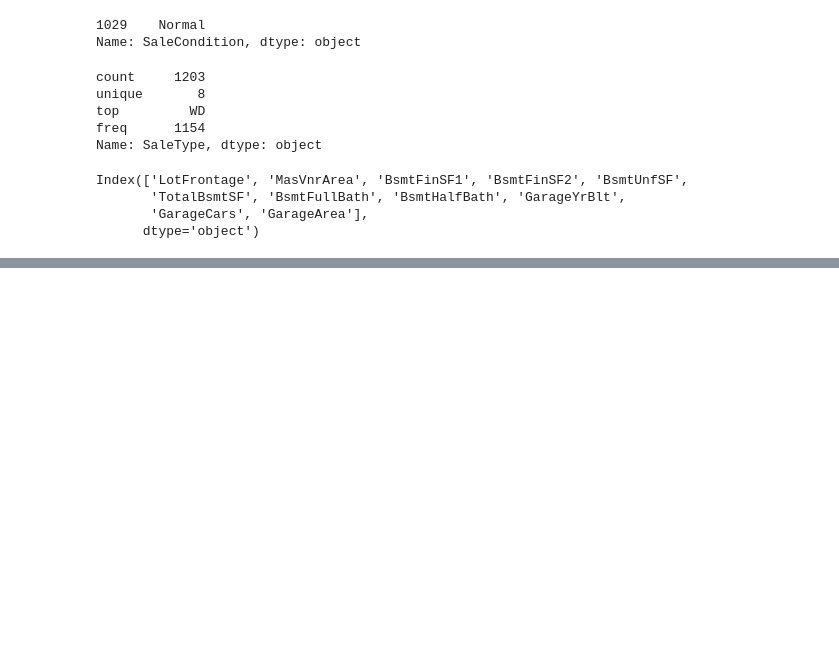
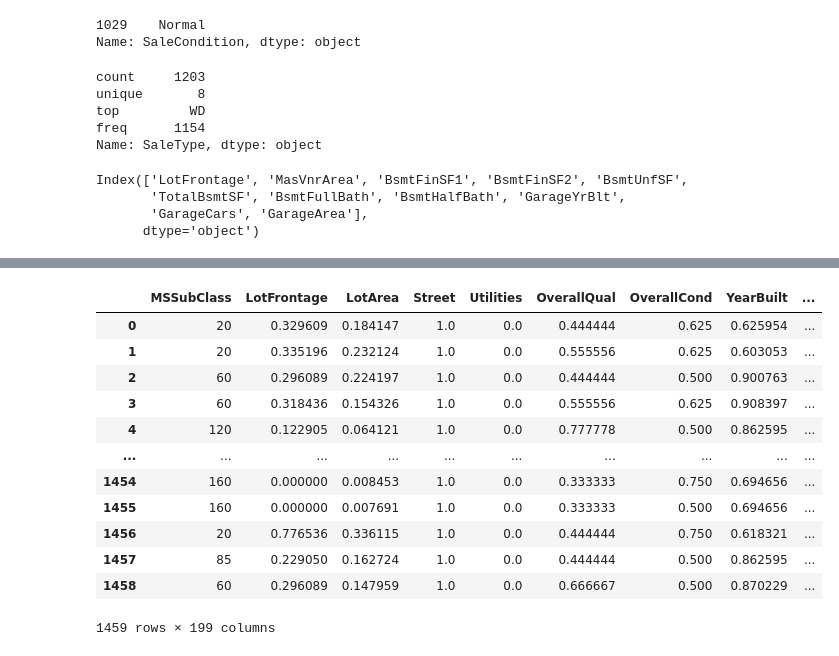
Before and after one commit to JonathanGalvanB/House-prices---Erdos-Institute-DS-Bootcamp-2024, a Jupyter notebook: Notebooks/test_data_cleaning.ipynb, the cells around one changed output, grey strips where cells are left out. Drawn from its saved outputs; the diff is of its cells as text; code cells hidden in the pictures; blank space fills up the shorter version.

Commit message:
Changed a few things about how the data is processed and implemented random forests regressor

```diff
--- a/Notebooks/test_data_cleaning.ipynb
+++ b/Notebooks/test_data_cleaning.ipynb
@@ -213,0 +235,4 @@ for a in asdf:
+# %%
+houses['MoSold'] = houses['MoSold'].astype('object')
+houses['YrSold'] = houses['YrSold'].astype('object')
+houses['MSSubClass'] = houses['MSSubClass'].astype('object')
@@ -213,0 +319,23 @@ for a in asdf:
+# %%
+columns_to_process = ["MSZoning", "Street", "Alley", "LotShape", "LandContour", "Utilities", "LotConfig", "LandSlope",
+                        "Neighborhood", "Condition1", "Condition2", "BldgType", "HouseStyle", "RoofStyle", "RoofMatl",
+                        "Exterior1st", "Exterior2nd", "MasVnrType", "ExterQual", "ExterCond", "Foundation", "BsmtQual",
+                        "BsmtCond", "BsmtExposure", "BsmtFinType1", "BsmtFinType2", "Heating", "HeatingQC", "CentralAir",
+                        "Electrical", "KitchenQual", "Functional", "FireplaceQu", "GarageType", "GarageFinish", "GarageQual",
+                        "GarageCond", "PavedDrive", "PoolQC", "Fence", "MiscFeature", "MoSold", "SaleType", "SaleCondition"]
+
+columns_with_rankings = ['Street', 'Utilities', 'ExterQual', 'ExterCond', 'BsmtQual', 'BsmtCond', 'BsmtExposure',
+                         'HeatingQC', 'CentralAir', 'Electrical', 'KitchenQual', 'FireplaceQu',
+                         'GarageFinish', 'GarageQual', 'GarageCond', 'PavedDrive', 'PoolQC', 'Heating', 'Functional',
+                         'BsmtFinType1', 'BsmtFinType2']
+
+columns_for_dummies = [col for col in columns_to_process if col not in columns_with_rankings]
+
+houses = pd.get_dummies(houses, columns=columns_for_dummies, prefix=columns_for_dummies, drop_first = True, dtype=int)
+# %%
+from sklearn.preprocessing import MinMaxScaler #scale features
+
+scaler = MinMaxScaler()
+# %%
+houses_array = scaler.fit_transform(houses.select_dtypes(include='number'))
+houses_array
@@ -213,0 +356,17 @@ for a in asdf:
+# %%
+houses[houses.select_dtypes(include='number').columns] = pd.DataFrame(houses_array, columns=houses.select_dtypes(include='number').columns, index=houses.select_dtypes(include='number').index)
+houses
+# %% [output]
+|  | MSSubClass | LotFrontage | LotArea | Street | Utilities | OverallQual | OverallCond | YearBuilt | ... |
+| 0 | 20 | 0.329609 | 0.184147 | 1.0 | 0.0 | 0.444444 | 0.625 | 0.625954 | ... |
+| 1 | 20 | 0.335196 | 0.232124 | 1.0 | 0.0 | 0.555556 | 0.625 | 0.603053 | ... |
+| 2 | 60 | 0.296089 | 0.224197 | 1.0 | 0.0 | 0.444444 | 0.500 | 0.900763 | ... |
+| 3 | 60 | 0.318436 | 0.154326 | 1.0 | 0.0 | 0.555556 | 0.625 | 0.908397 | ... |
+| 4 | 120 | 0.122905 | 0.064121 | 1.0 | 0.0 | 0.777778 | 0.500 | 0.862595 | ... |
+| ... | ... | ... | ... | ... | ... | ... | ... | ... | ... |
+| 1454 | 160 | 0.000000 | 0.008453 | 1.0 | 0.0 | 0.333333 | 0.750 | 0.694656 | ... |
+| 1455 | 160 | 0.000000 | 0.007691 | 1.0 | 0.0 | 0.333333 | 0.500 | 0.694656 | ... |
+| 1456 | 20 | 0.776536 | 0.336115 | 1.0 | 0.0 | 0.444444 | 0.750 | 0.618321 | ... |
+| 1457 | 85 | 0.229050 | 0.162724 | 1.0 | 0.0 | 0.444444 | 0.500 | 0.862595 | ... |
+| 1458 | 60 | 0.296089 | 0.147959 | 1.0 | 0.0 | 0.666667 | 0.500 | 0.870229 | ... |
+1459 rows × 199 columns
```
Also changed, not shown: parts of 9 cells of this notebook, 7 other files.
